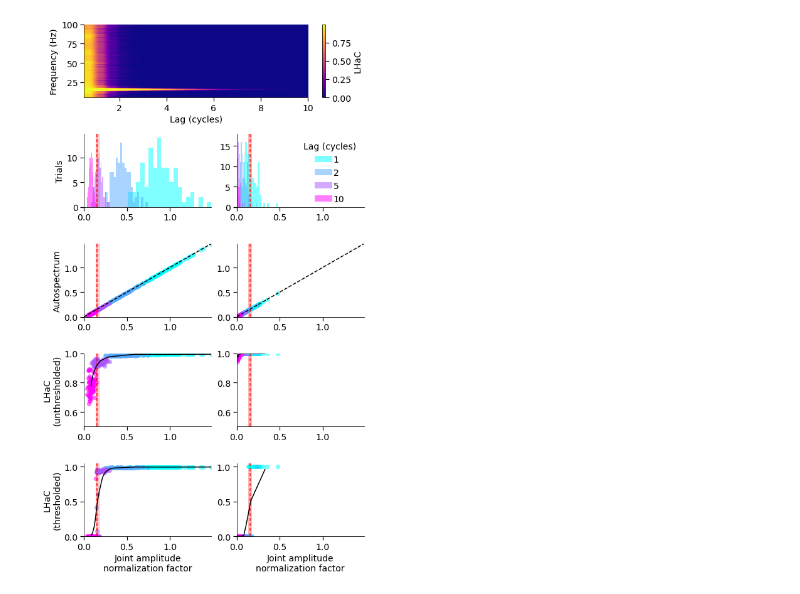
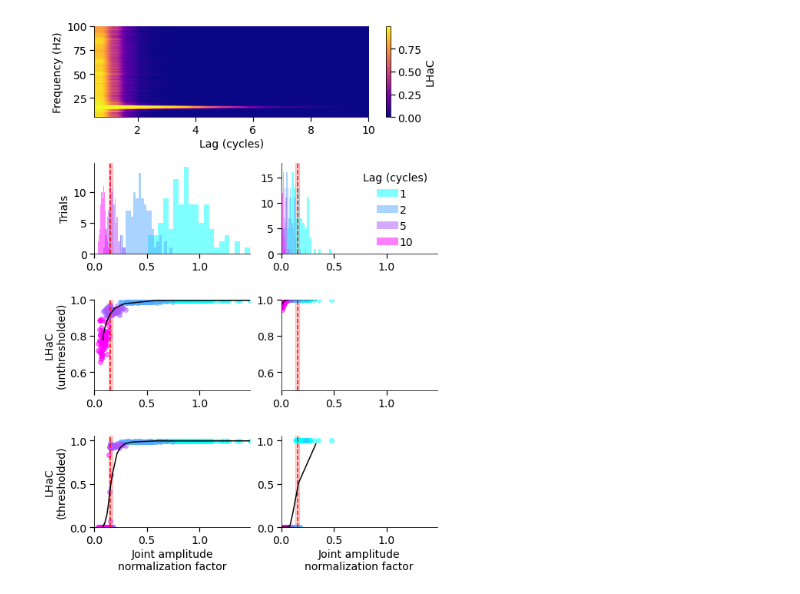
Before and after one commit to danclab/lagged_hilbert_autocoherence, a Jupyter notebook: python/plot_figure_2.ipynb, the cells around one changed output. Cells and saved outputs as stored; diff of their text form; code cells hidden in the pictures.

Commit message:
removed denom vs num panels

```diff
--- a/python/plot_figure_2.ipynb
+++ b/python/plot_figure_2.ipynb
@@ -47,8 +47,8 @@ def plot_threshold(ax):
 
 
 # Create figure with GridSpec
-fig = plt.figure(figsize=(8, 15))
-gs = GridSpec(5, 2, height_ratios=[1, 1, 1, 1, 1], hspace=0.5)
+fig = plt.figure(figsize=(8, 12))
+gs = GridSpec(4, 2, height_ratios=[1, 1, 1, 1], hspace=0.5)
 
 # Top row (spanning both columns) - empty
 ax0 = fig.add_subplot(gs[0, :])
@@ -58,7 +58,7 @@ ax0.set_ylabel('Frequency (Hz)')
 plt.colorbar(im,label='LHaC')
 
 # Panels
-axes = [fig.add_subplot(gs[i, j]) for i in range(1, 5) for j in range(2)]
+axes = [fig.add_subplot(gs[i, j]) for i in range(1, 4) for j in range(2)]
 
 # Panel 1: histogram for true
 plot_threshold(axes[0])
@@ -67,72 +67,54 @@ for i, l_idx in enumerate(lag_idx):
 axes[0].set_xlim(xlim)
 axes[0].set_ylabel('Trials')
 
 # Panel 2: histogram for false
 plot_threshold(axes[1])
 for i, l_idx in enumerate(lag_idx):
     axes[1].hist(f_denom_false[:, l_idx], 20, density=False, alpha=.5, label=f'{lags_to_plot[i]}', color=colors[i])
 axes[1].set_xlim(xlim)
 axes[1].legend(title='Lag (cycles)')
 
-# Panel 3: num vs denom (true)
+# Panel 3: unthresholded LHaC vs denom (true)
 plot_threshold(axes[2])
 for i, l_idx in enumerate(lag_idx):
-    axes[2].scatter(f_denom_true[:, l_idx], np.abs(f_num_true)[:, l_idx], alpha=.5, color=colors[i])
-max_val=np.max(f_denom_true[:,lag_idx])
-axes[2].plot([0,max_val],[0,max_val],'k--')
-axes[2].set_ylabel('Autospectrum')
+    axes[2].scatter(f_denom_true[:, l_idx], f_lhc_true[:, l_idx], alpha=.5, color=colors[i])
+axes[2].plot(np.mean(f_denom_true,axis=0), np.mean(f_lhc_true,axis=0),'k')
+axes[2].set_ylabel('LHaC\n(unthresholded)')
 axes[2].set_xlim(xlim)
-axes[2].set_ylim(xlim)
+axes[2].set_ylim([0.5, 1])
 
-# Panel 4: num vs denom (false)
+# Panel 4: unthresholded LHaC vs denom (false)
 plot_threshold(axes[3])
 for i, l_idx in enumerate(lag_idx):
-    axes[3].scatter(f_denom_false[:, l_idx], np.abs(f_num_false)[:, l_idx], alpha=.5, color=colors[i])
-axes[3].plot([0,max_val],[0,max_val],'k--')
+    axes[3].scatter(f_denom_false[:, l_idx], f_lhc_false[:, l_idx], alpha=.5, color=colors[i])
+axes[3].plot(np.mean(f_denom_false,axis=0), np.mean(f_lhc_false,axis=0),'k')
 axes[3].set_xlim(xlim)
-axes[3].set_ylim(xlim)
+axes[3].set_ylim([0.5, 1])
 
-# Panel 5: unthresholded LHaC vs denom (true)
+# Panel 5: thresholded LHaC vs denom (true)
 plot_threshold(axes[4])
-for i, l_idx in enumerate(lag_idx):
-    axes[4].scatter(f_denom_true[:, l_idx], f_lhc_true[:, l_idx], alpha=.5, color=colors[i])
-axes[4].plot(np.mean(f_denom_true,axis=0), np.mean(f_lhc_true,axis=0),'k')
-axes[4].set_ylabel('LHaC\n(unthresholded)')
-axes[4].set_xlim(xlim)
-axes[4].set_ylim([0.5, 1])
-
-# Panel 6: unthresholded LHaC vs denom (false)
-plot_threshold(axes[5])
-for i, l_idx in enumerate(lag_idx):
-    axes[5].scatter(f_denom_false[:, l_idx], f_lhc_false[:, l_idx], alpha=.5, color=colors[i])
-axes[5].plot(np.mean(f_denom_false,axis=0), np.mean(f_lhc_false,axis=0),'k')
-axes[5].set_xlim(xlim)
-axes[5].set_ylim([0.5, 1])
-
-# Panel 7: thresholded LHaC vs denom (true)
-plot_threshold(axes[6])
 f_idx=np.argmin(np.abs(freqs-f1))
 for i, l_idx in enumerate(lag_idx):
-    axes[6].scatter(f_denom_true[:, l_idx], lhc[:, f_idx, l_idx], alpha=.5, color=colors[i])
-axes[6].plot(np.mean(f_denom_true,axis=0), np.mean(lhc[:, f_idx, :],axis=0),'k')
-axes[6].set_xlabel('Joint amplitude\nnormalization factor')
-axes[6].set_ylabel('LHaC\n(thresholded)')
-axes[6].set_xlim(xlim)
-axes[6].set_ylim([0.0, 1.05])
+    axes[4].scatter(f_denom_true[:, l_idx], lhc[:, f_idx, l_idx], alpha=.5, color=colors[i])
+axes[4].plot(np.mean(f_denom_true,axis=0), np.mean(lhc[:, f_idx, :],axis=0),'k')
+axes[4].set_xlabel('Joint amplitude\nnormalization factor')
+axes[4].set_ylabel('LHaC\n(thresholded)')
+axes[4].set_xlim(xlim)
+axes[4].set_ylim([0.0, 1.05])
 
-# Panel 8: thresholded LHaC vs denom (false)
-plot_threshold(axes[7])
+# Panel 6: thresholded LHaC vs denom (false)
+plot_threshold(axes[5])
 f_idx=np.argmin(np.abs(freqs-50))
 for i, l_idx in enumerate(lag_idx):
-    axes[7].scatter(f_denom_false[:, l_idx], lhc[:, f_idx, l_idx], alpha=.5, color=colors[i])
-axes[7].plot(np.mean(f_denom_false,axis=0), np.mean(lhc[:, f_idx, :],axis=0),'k')
-axes[7].set_xlabel('Joint amplitude\nnormalization factor')
-axes[7].set_xlim(xlim)
-axes[7].set_ylim([0.0, 1.05])
+    axes[5].scatter(f_denom_false[:, l_idx], lhc[:, f_idx, l_idx], alpha=.5, color=colors[i])
+axes[5].plot(np.mean(f_denom_false,axis=0), np.mean(lhc[:, f_idx, :],axis=0),'k')
+axes[5].set_xlabel('Joint amplitude\nnormalization factor')
+axes[5].set_xlim(xlim)
+axes[5].set_ylim([0.0, 1.05])
 
 
 plt.tight_layout()
 
 fig.savefig('../output/figures/figure_2.pdf')
 # %% [output]
-[figure, old version]
+[figure, new version]
```
